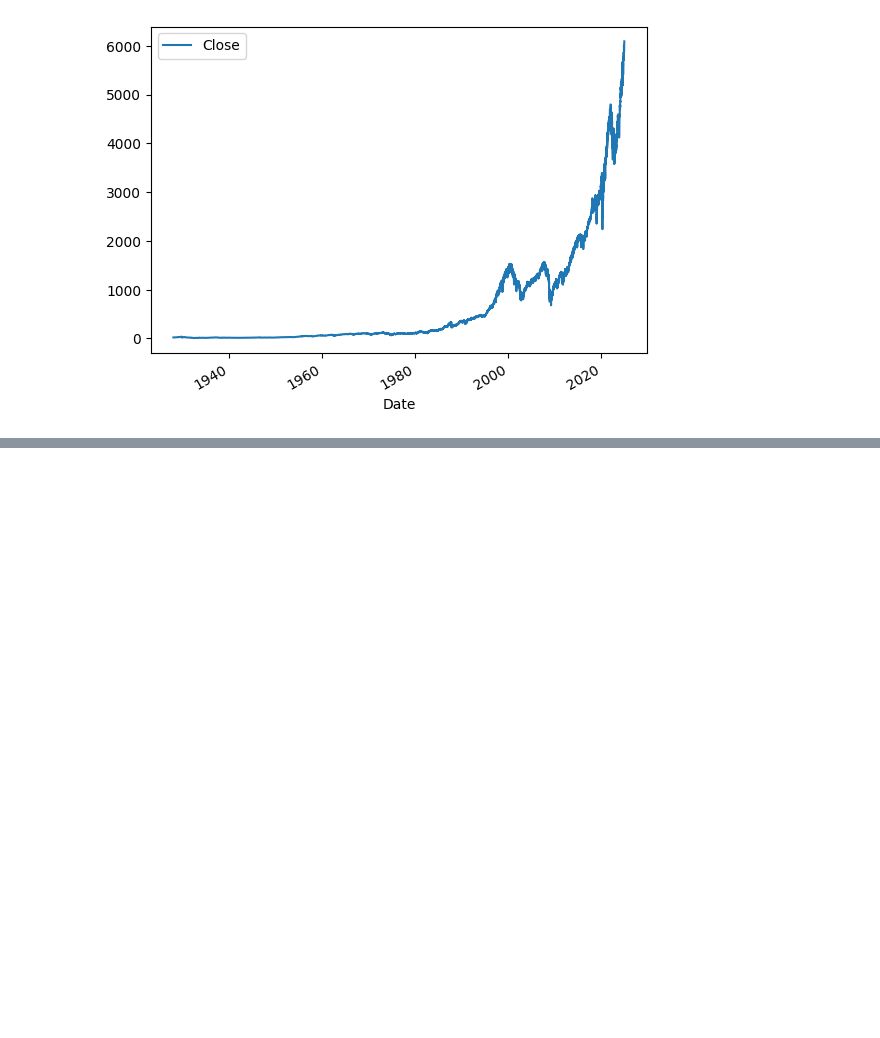
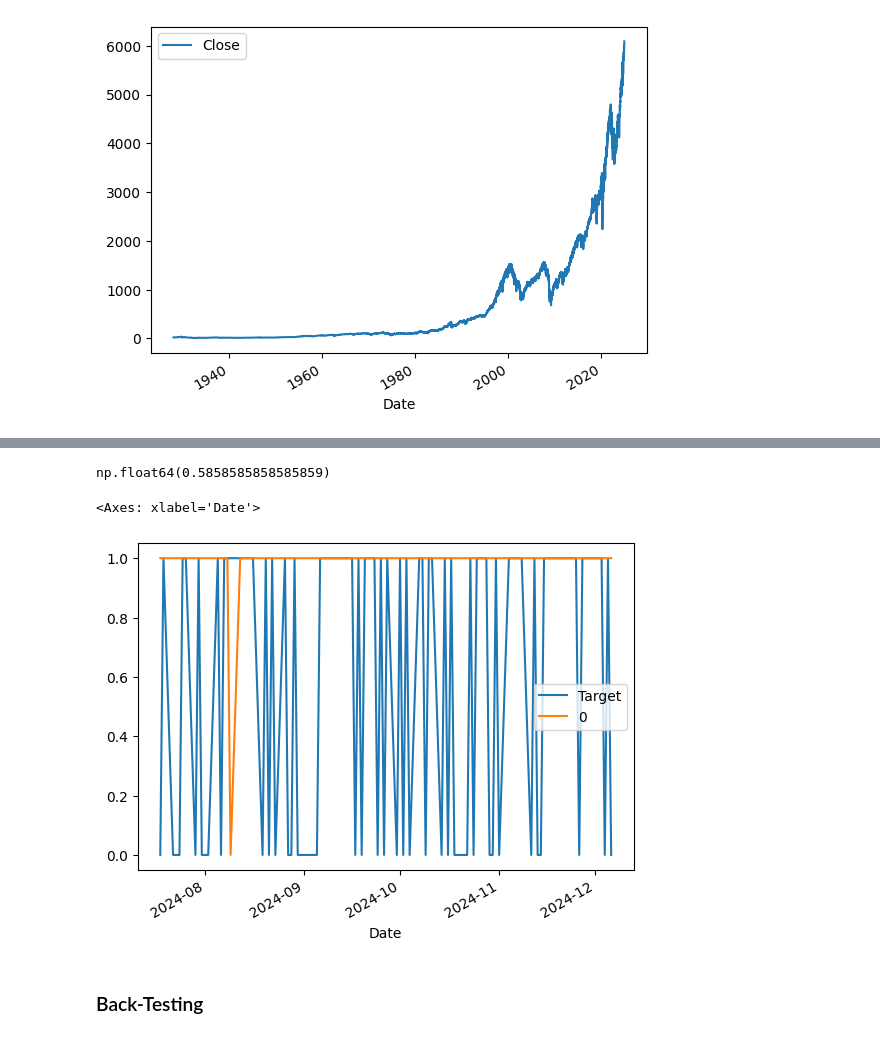
Before and after one commit to ifeanyiojji/Stock-Market-Predictor, a Jupyter notebook: sp500_predictor.ipynb, the cells around one changed output, grey strips where cells are left out. Drawn from its saved outputs; the diff is of its cells as text; code cells hidden in the pictures; blank space fills up the shorter version.

```diff
--- a/sp500_predictor.ipynb
+++ b/sp500_predictor.ipynb
@@ -39,0 +97,10 @@ del sp500['Stock Splits']
+# %%
+from sklearn.ensemble import RandomForestClassifier
+
+model = RandomForestClassifier(n_estimators=100, min_samples_split=100, random_state=1)
+
+train = sp500.iloc[:-100]
+test = sp500.iloc[-100:]
+
+predictor = ["Close", "Volume", "Open", "High", "Low"]
+model.fit(train[predictor], train["Target"])
@@ -39,0 +109,7 @@ del sp500['Stock Splits']
+# %%
+from sklearn.metrics import precision_score
+
+preds = model.predict(test[predictor])
+# %%
+import pandas as pd
+preds = pd.Series(preds, index=test.index)
@@ -39,0 +132,13 @@ del sp500['Stock Splits']
+# %%
+precision_score(test['Target'], preds)
+# %% [output]
+np.float64(0.5858585858585859)
+# %%
+combined = pd.concat([test["Target"], preds], axis=1)
+# %%
+combined.plot()
+# %% [output]
+<Axes: xlabel='Date'>
+[figure, added]
+# %% [markdown]
+### Back-Testing
```
Also changed, not shown: parts of 10 cells of this notebook.
